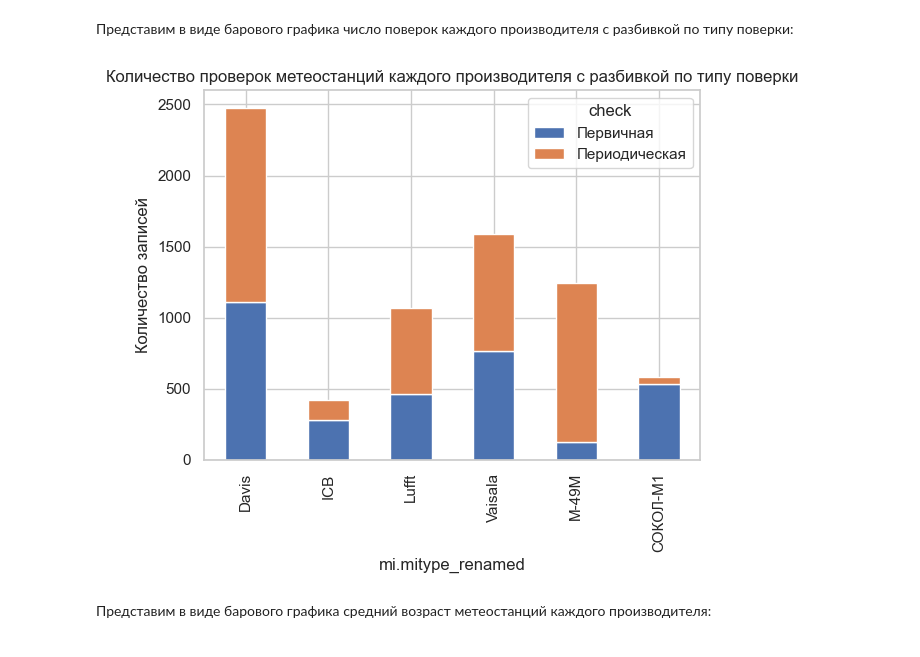
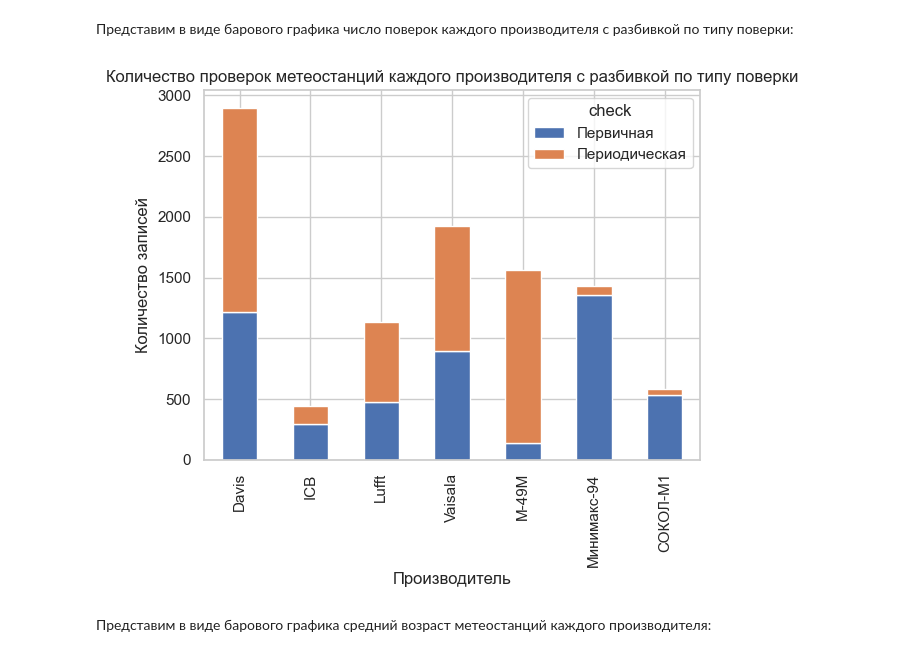
Before and after one commit to IgorMitrofanov/global-meteostation-verefication-data, a Jupyter notebook: analytics_from_2020.ipynb, the cells around one changed output. Saved outputs shown, nothing was run; the diff lists cells and outputs as text; code cells hidden in the pictures.

```diff
--- a/analytics_from_2020.ipynb
+++ b/analytics_from_2020.ipynb
@@ -76,2 +111,0 @@ min(df['verification_date']), max(df['verification_date'])
-# %%
-df = df.query('verification_date >= 2020').copy()
@@ -130,6 +164,8 @@ def rename_mitype(mitype):
         return 'Сафоновский'
     elif 'СОКОЛ-М1' in mitype:
         return 'СОКОЛ-М1'
+    elif any(item in mitype for item in ['ДВН', 'ДВС', 'ДО', 'ДВГ', 'ДТВ', 'ДД']):
+        return 'Минимакс-94'
     return mitype
 # %%
 df['mi.manufacturer'] = df['mi.mitype'].apply(rename_mitype)
@@ -150,13 +198,14 @@ plt.show()
 Представим в виде барового графика число поверок каждого производителя с разбивкой по типу поверки:
 # %%
 mi_type_check_counts = df.groupby(['mi.manufacturer', 'check']).size().unstack()
-mi_type_check_counts.plot(kind='bar', stacked=True)
-plt.title('Количество проверок метеостанций каждого производителя с разбивкой по типу поверки')
-plt.xlabel('mi.mitype_renamed')
-plt.ylabel('Количество записей')
-plt.show()
+create_bar_chart(
+    mi_type_check_counts,
+    'Количество проверок метеостанций каждого производителя с разбивкой по типу поверки',
+    'Производитель',
+    'Количество записей',
+    stacked=True)
 # %% [output]
-[figure, old version]
+[figure, new version]
 # %% [markdown]
 Представим в виде барового графика средний возраст метеостанций каждого производителя:
 # %%
```
Also changed, not shown: parts of 29 cells of this notebook, 5 other files.
